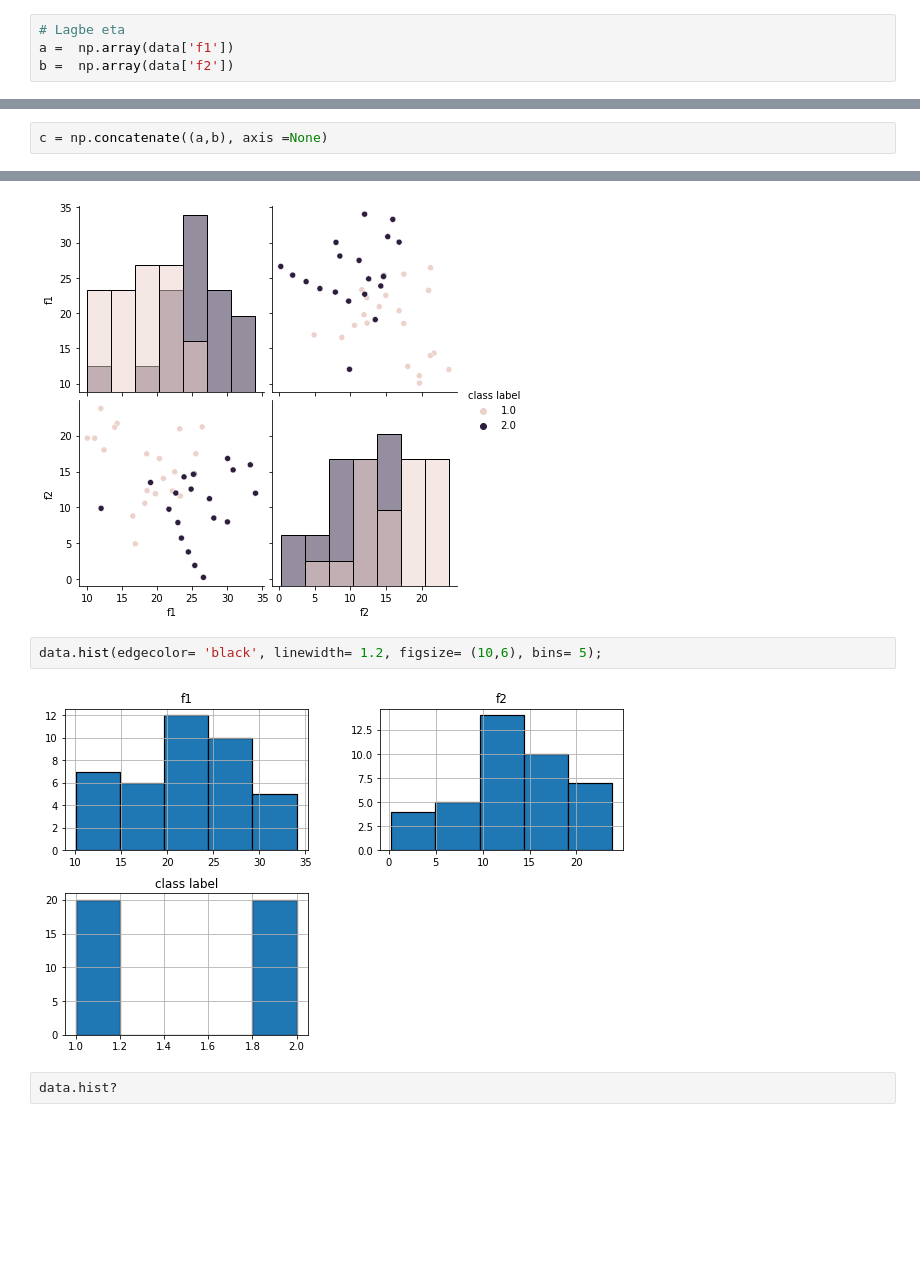
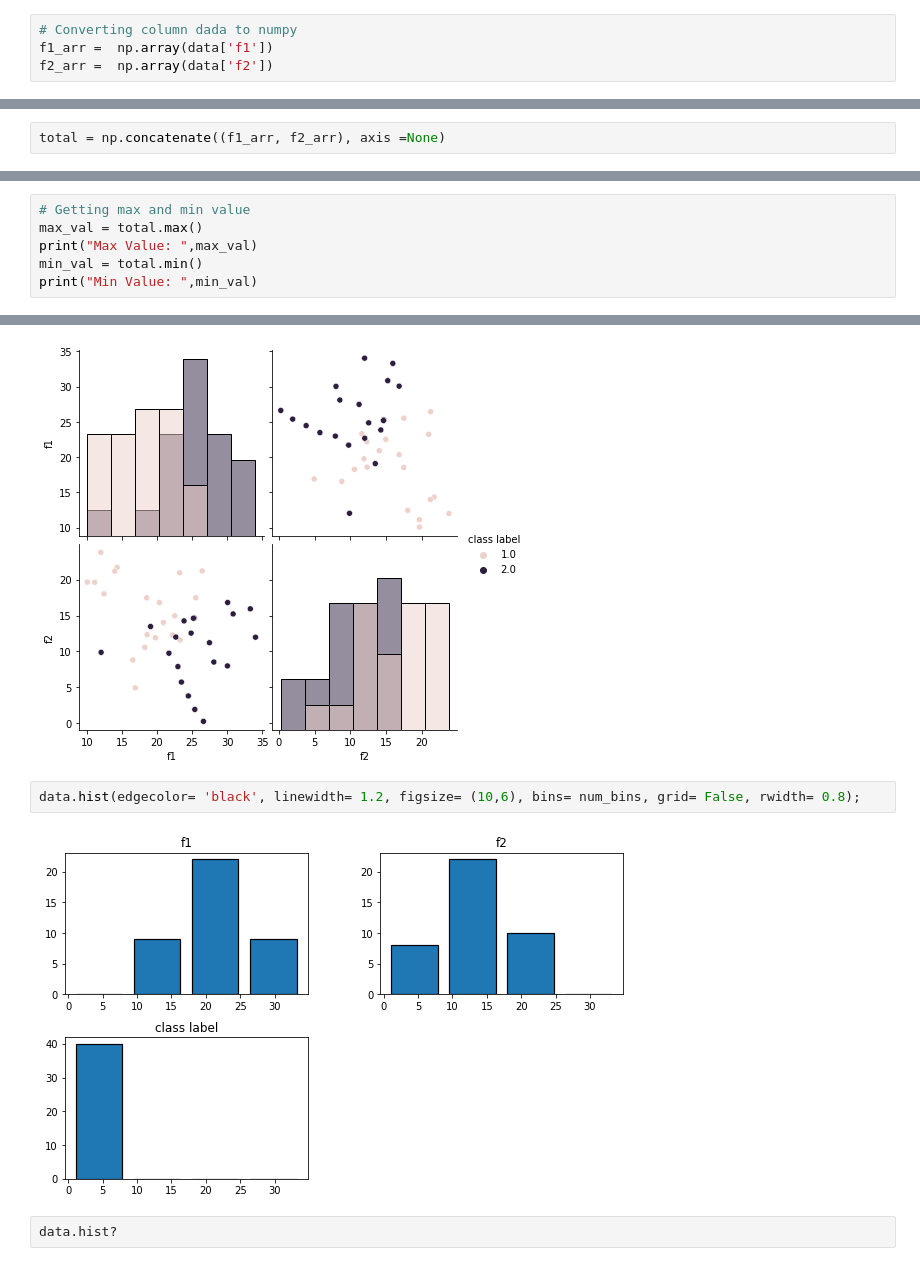
Before and after one commit to taareek/machine_learning, a Jupyter notebook: course work/Problem 1/Assignment 01.ipynb, the cells around one changed output, grey strips where cells are left out. Drawn from its saved outputs; the diff is of its cells as text; blank space fills up the shorter version.

```diff
--- a/course work/Problem 1/Untitled.ipynb
+++ b/course work/Problem 1/Assignment 01.ipynb
@@ -96,5 +77,5 @@ plt.hist(feature_f2, bins = bins)
 # %%
-# Lagbe eta
-a =  np.array(data['f1'])
-b =  np.array(data['f2'])
+# Converting column dada to numpy
+f1_arr =  np.array(data['f1'])
+f2_arr =  np.array(data['f2'])
 # %%
@@ -104,5 +85,5 @@ print(type(b))
 <class 'numpy.ndarray'>
 <class 'numpy.ndarray'>
 # %%
-c = np.concatenate((a,b), axis =None)
+total = np.concatenate((f1_arr, f2_arr), axis =None)
 # %%
@@ -121,0 +93,6 @@ print(min_val)
+# %%
+# Getting max and min value
+max_val = total.max()
+print("Max Value: ",max_val)
+min_val = total.min()
+print("Min Value: ",min_val)
@@ -201,8 +227,8 @@ sns.pairplot(data, hue = 'class label', diag_kind= 'hist', size=3, aspect= 1)
 <seaborn.axisgrid.PairGrid at 0x...>
 [figure]
 # %%
-data.hist(edgecolor= 'black', linewidth= 1.2, figsize= (10,6), bins= 5);
+data.hist(edgecolor= 'black', linewidth= 1.2, figsize= (10,6), bins= num_bins, grid= False, rwidth= 0.8);
 # %% [output]
-[figure, old version]
+[figure, new version]
 # %%
 data.hist?
```
Also changed, not shown: parts of 27 cells of this notebook.
